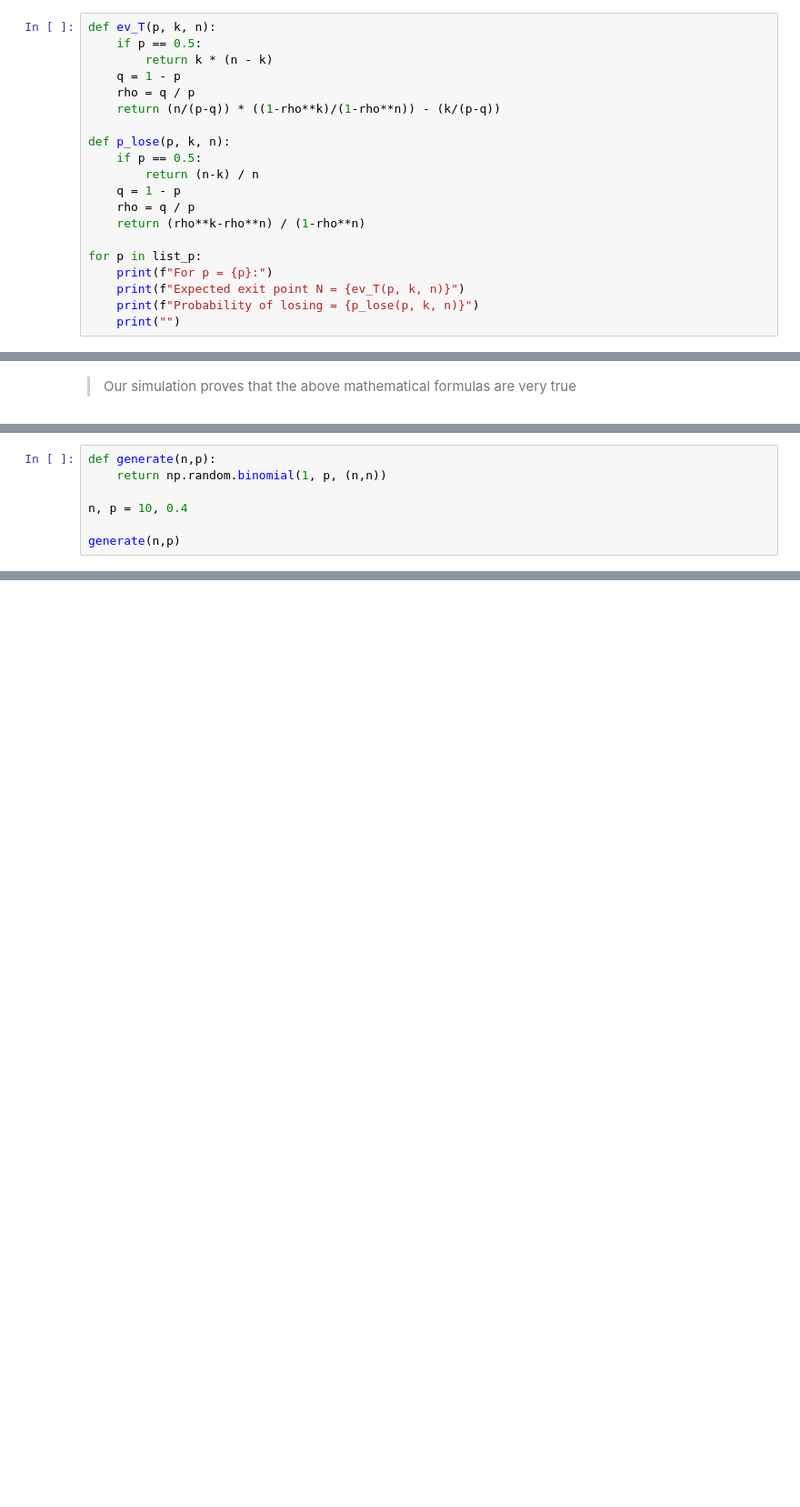
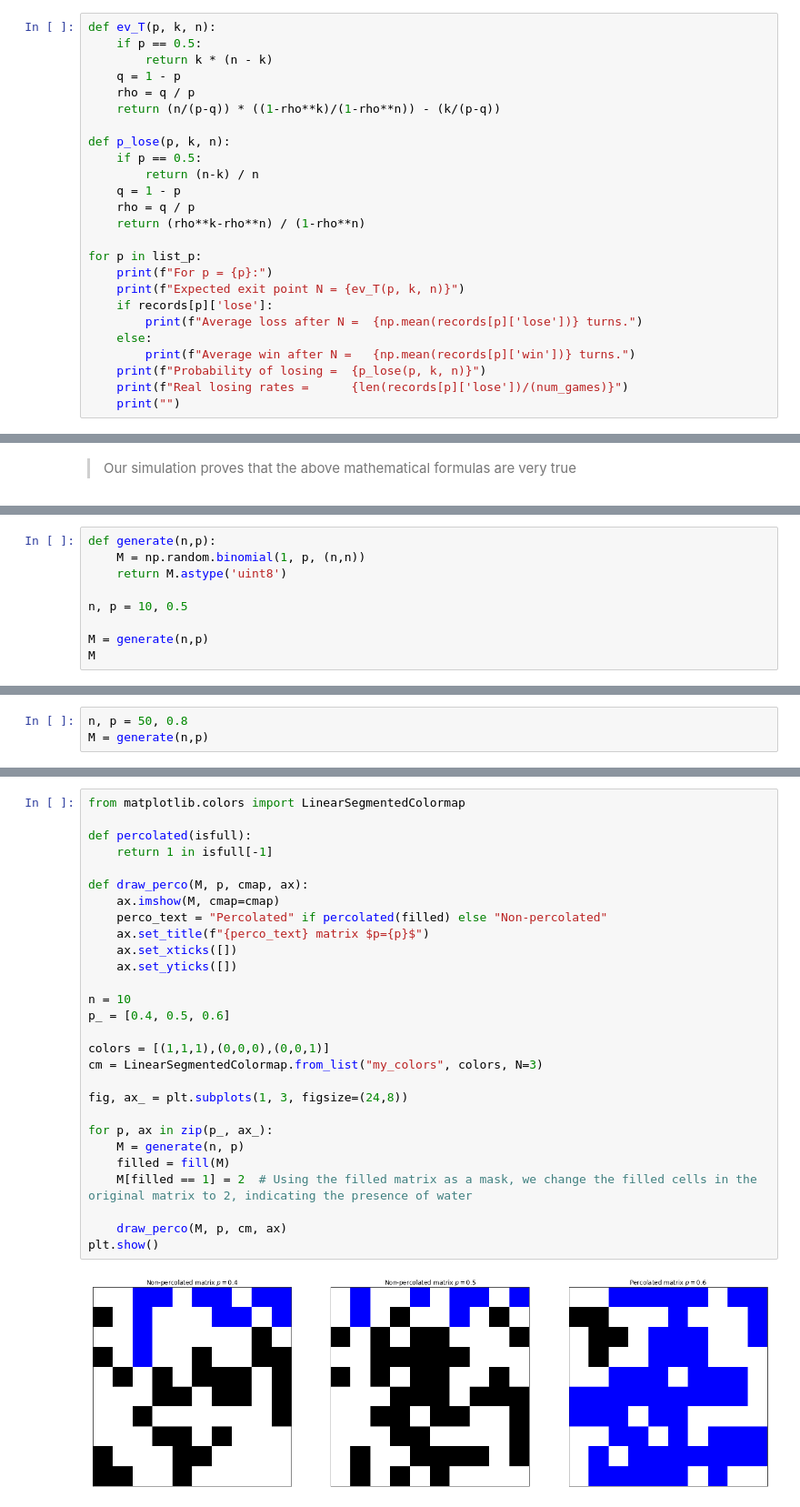
Before and after one commit to dqtvictory/Sorbonne-University, a Jupyter notebook: 3ma100/chap08.ipynb, the cells around one changed output, grey strips where cells are left out. Shown: that part at 91% size. Cells and saved outputs as stored; diff of their text form; blank space fills up the shorter version.

```diff
--- a/3ma100/chap08.ipynb
+++ b/3ma100/chap08.ipynb
@@ -420,6 +425,11 @@ def p_lose(p, k, n):
 for p in list_p:
     print(f"For p = {p}:")
     print(f"Expected exit point N = {ev_T(p, k, n)}")
-    print(f"Probability of losing = {p_lose(p, k, n)}")
+    if records[p]['lose']:
+        print(f"Average loss after N =  {np.mean(records[p]['lose'])} turns.")
+    else:
+        print(f"Average win after N =   {np.mean(records[p]['win'])} turns.")
+    print(f"Probability of losing =  {p_lose(p, k, n)}")
+    print(f"Real losing rates =      {len(records[p]['lose'])/(num_games)}")
     print("")
 # %% [output]
@@ -474,9 +484,11 @@ The function `numpy.random.binomial` can be useful.
 <!-- --- end hint in exercise --- -->
 # %%
 def generate(n,p):
-    return np.random.binomial(1, p, (n,n))
+    M = np.random.binomial(1, p, (n,n))
+    return M.astype('uint8')
 
-n, p = 10, 0.4
+n, p = 10, 0.5
 
-generate(n,p)
+M = generate(n,p)
+M
 # %% [output]
@@ -901,0 +588,3 @@ L'utilisation de Jupyter Lab pour faire du calcul parallèle est assez complexe
+# %%
+n, p = 50, 0.8
+M = generate(n,p)
@@ -901,0 +607,30 @@ L'utilisation de Jupyter Lab pour faire du calcul parallèle est assez complexe
+# %%
+from matplotlib.colors import LinearSegmentedColormap
+
+def percolated(isfull):
+    return 1 in isfull[-1]
+
+def draw_perco(M, p, cmap, ax):
+    ax.imshow(M, cmap=cmap)
+    perco_text = "Percolated" if percolated(filled) else "Non-percolated"
+    ax.set_title(f"{perco_text} matrix $p={p}$")
+    ax.set_xticks([])
+    ax.set_yticks([])
+
+n = 10
+p_ = [0.4, 0.5, 0.6]
+
+colors = [(1,1,1),(0,0,0),(0,0,1)]
+cm = LinearSegmentedColormap.from_list("my_colors", colors, N=3)
+
+fig, ax_ = plt.subplots(1, 3, figsize=(24,8))
+
+for p, ax in zip(p_, ax_):
+    M = generate(n, p)
+    filled = fill(M)
+    M[filled == 1] = 2  # Using the filled matrix as a mask, we change the filled cells in the original matrix to 2, indicating the presence of water
+
+    draw_perco(M, p, cm, ax)
+plt.show()
+# %% [output]
+[figure, added]
```
Also changed, not shown: parts of 46 cells of this notebook.
